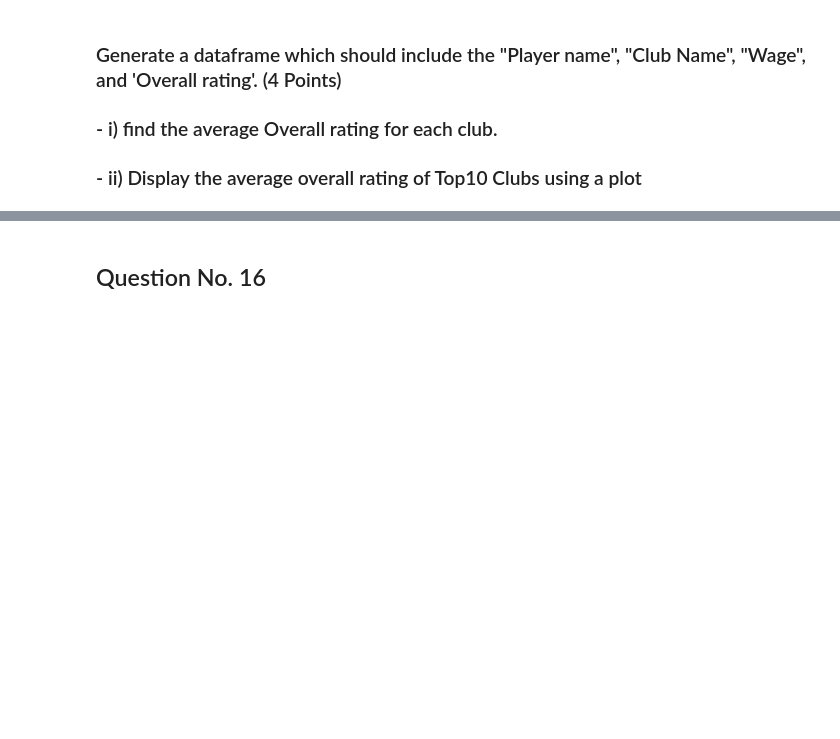
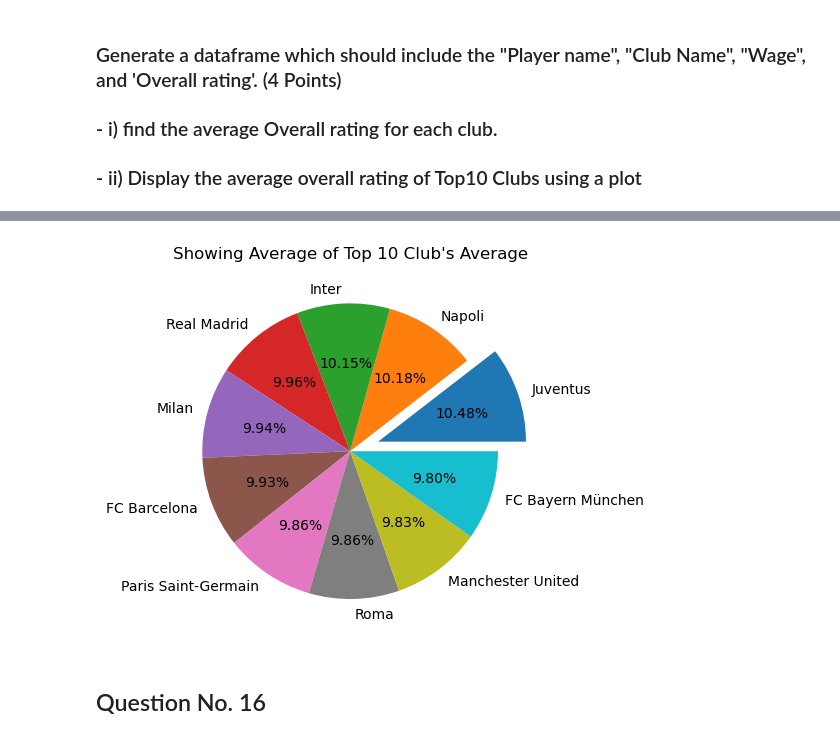
Before and after one commit to Pal-Kuldeep/KuldeepPal_Project_1_Python_For_DS, a Jupyter notebook: PDS_.ipynb, the cells around one changed output, grey strips where cells are left out. Drawn from its saved outputs; the diff is of its cells as text; code cells hidden in the pictures; blank space fills up the shorter version.

```diff
--- a/PDS_.ipynb
+++ b/PDS_.ipynb
@@ -121,4 +315,4 @@ df1['Joined'].head(30)
 df1['Joined'] = df1['Joined'].fillna(0)
 # %%
-df1['Joined'] = df1['Joined'].astype('int')
+df1['Joined'] = df1['Joined'].astype('int16')
 df1.dtypes.head(18)
@@ -162,4 +476,4 @@ df1['Weight'].head(15)
 # %%
 #Converting the data as float
-df1[['Weight','Height']] = df1[['Weight','Height']].astype('float')
-df1[['Weight','Height']].head(15)
+df1['Weight'] = df1['Weight'].astype('float')
+df1['Weight'].head(15)
@@ -276,0 +847,3 @@ df1.isnull().sum()
+# %%
+df1.ffill(inplace = True)
+df1.bfill(inplace = True)
@@ -335,12 +997,14 @@ df1.groupby(['Name','Club'])['Overall'].mean()
 # %%
 #ii)--
 color = ['r','g','b','k','cyan','magenta','purple','violet','pink','m']
 avgOverallplottop10 = df1.groupby('Club')['Overall'].mean()
-avgOverallplottop10.nlargest(10).plot(kind='bar',color=color)
-plt.ylabel('Ratings From 0 to 100')
+avgOverallplottop10.nlargest(10).plot(kind='pie',color=color,autopct ='%1.2f%%',explode = [0.2,0,0,0,0,0,0,0,0,0])
+plt.ylabel(None)
 plt.xticks(rotation=80)
 plt.title("Showing Average of Top 10 Club's Average")
 plt.show()
+# %% [output]
+[figure, added]
 # %% [markdown]
 ## Question No. 16
 # %% [markdown]
```
Also changed, not shown: parts of 73 cells of this notebook.
